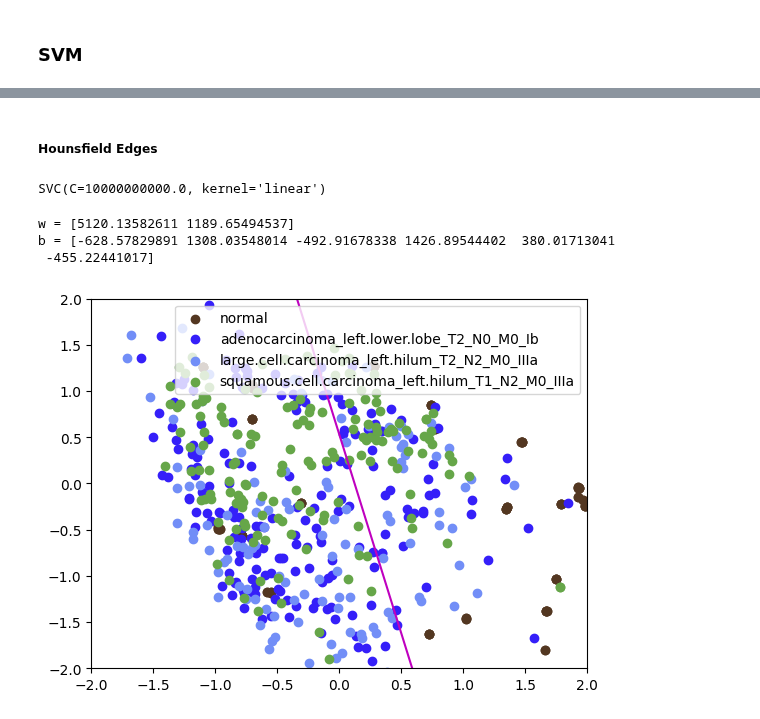
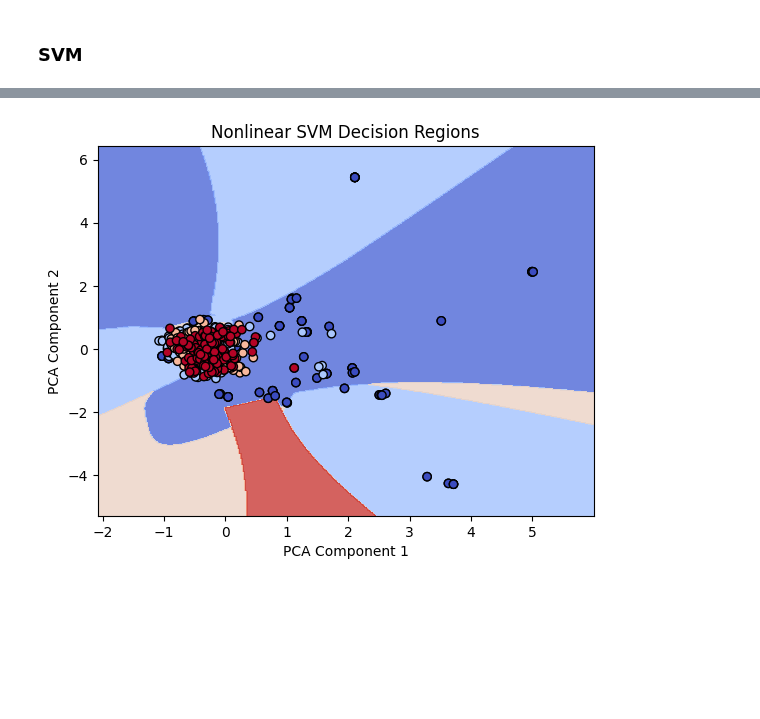
Before and after one commit to zacharyzimm/mids-281-final-project, a Jupyter notebook: SVM.ipynb, the cells around one changed output, grey strips where cells are left out. Drawn from its saved outputs; the diff is of its cells as text; code cells hidden in the pictures; blank space fills up the shorter version.

Commit message:
add nonlinear SVM

```diff
--- a/SVM.ipynb
+++ b/SVM.ipynb
@@ -113,4 +159,4 @@ plt.show()
 # %%
-clf = SVC(C=1e10, kernel="linear")
-clf.fit(X_sobel_pca, train_labels)
+clf = SVC(C=1e10, kernel="sigmoid")
+clf.fit(X_combined_pca, train_labels)
 # %% [output]
@@ -150,7 +163,0 @@ b = [1300.11150218  947.21520764  374.30508984   60.63156467  -68.846573
-# %% [markdown]
-##### Hounsfield Edges
-# %%
-clf2 = SVC(C=1e10, kernel="linear")
-clf2.fit(X_hounsfield_pca, train_labels)
-# %% [output]
-SVC(C=10000000000.0, kernel='linear')
@@ -162,28 +164,24 @@ X_hounsfield_pca_df = pd.DataFrame({"x": X_hounsfield_pca[:,0],
-# %%
-w = clf2.coef_[0]
-b = clf2.intercept_
-
-colors = np.random.rand(len(class_mappings.keys()), 3)
-
-print(f"w = {w}")
-print(f"b = {b}")
-
-svmx = np.linspace(-2,2)
-svmy = -w[0]/w[1]*svmx - b[0]/w[1]
-
-fix = plt.figure()
-ax = fig.add_subplot(111)
-# plt.plot(X_hounsfield_pca[:,0],X_hounsfield_pca[:,1], "bo")
-for l in class_mappings.keys():
-  plt.scatter(X_hounsfield_pca_df[X_hounsfield_pca_df['label'] == l]['x'],
-              X_hounsfield_pca_df[X_hounsfield_pca_df['label'] == l]['y'],
-              c=colors[l], label=class_mappings[l])
-plt.plot(svmx, svmy, "m")
-plt.legend()
-plt.axis([-2, 2, -2, 2])
-plt.show()
-# %% [output]
-w = [5120.13582611 1189.65494537]
-b = [-628.57829891 1308.03548014 -492.91678338 1426.89544402  380.01713041
- -455.22441017]
-[figure, removed]
+# %%
+# Create a mesh grid to plot decision regions
+h = .02  # Step size in the mesh
+X = X_combined_pca
+y = train_labels
+x_min, x_max = X[:, 0].min() - 1, X[:, 0].max() + 1
+y_min, y_max = X[:, 1].min() - 1, X[:, 1].max() + 1
+xx, yy = np.meshgrid(np.arange(x_min, x_max, h), np.arange(y_min, y_max, h))
+# %%
+# Obtain the predicted class labels for each point in the mesh grid
+Z = clf.predict(np.c_[xx.ravel(), yy.ravel()])
+Z = Z.reshape(xx.shape)
+# Plot the decision regions
+plt.contourf(xx, yy, Z, cmap=plt.cm.coolwarm, alpha=0.8)
+
+# Plot the data points
+plt.scatter(X[:, 0], X[:, 1], c=y, cmap=plt.cm.coolwarm, edgecolors='k')
+
+plt.xlabel('PCA Component 1')
+plt.ylabel('PCA Component 2')
+plt.title('Nonlinear SVM Decision Regions')
+plt.show()
+# %% [output]
+[figure, added]
```
Also changed, not shown: parts of 15 cells of this notebook, 1 other file.
